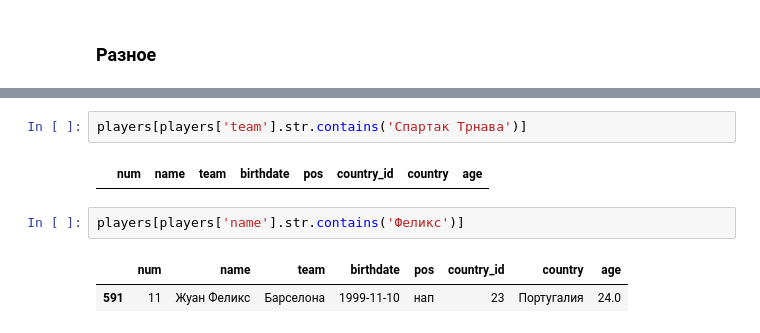
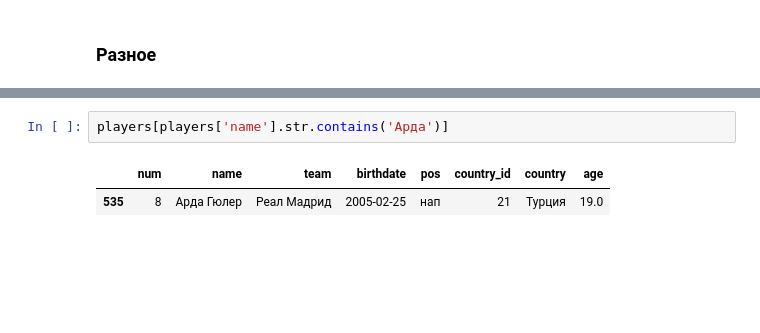
Before and after one commit to elp87/Euro-2024, a Jupyter notebook: euro.ipynb, the cells around one changed output, grey strips where cells are left out. Saved outputs shown, nothing was run; the diff lists cells and outputs as text; blank space fills up the shorter version.

```diff
--- a/euro.ipynb
+++ b/euro.ipynb
@@ -428,9 +486,5 @@ TypeError: '>' not supported between instances of 'int' and 'str'
 # %%
-players[players['team'].str.contains('Спартак Трнава')]
+players[players['name'].str.contains('Арда')]
 # %% [output]
 |  | num | name | team | birthdate | pos | country_id | country | age |
+| 535 | 8 | Арда Гюлер | Реал Мадрид | 2005-02-25 | нап | 21 | Турция | 19.0 |
-# %%
-players[players['name'].str.contains('Феликс')]
-# %% [output]
-|  | num | name | team | birthdate | pos | country_id | country | age |
-| 591 | 11 | Жуан Феликс | Барселона | 1999-11-10 | нап | 23 | Португалия | 24.0 |
```
Also changed, not shown: parts of 18 cells of this notebook, 4 other files.
